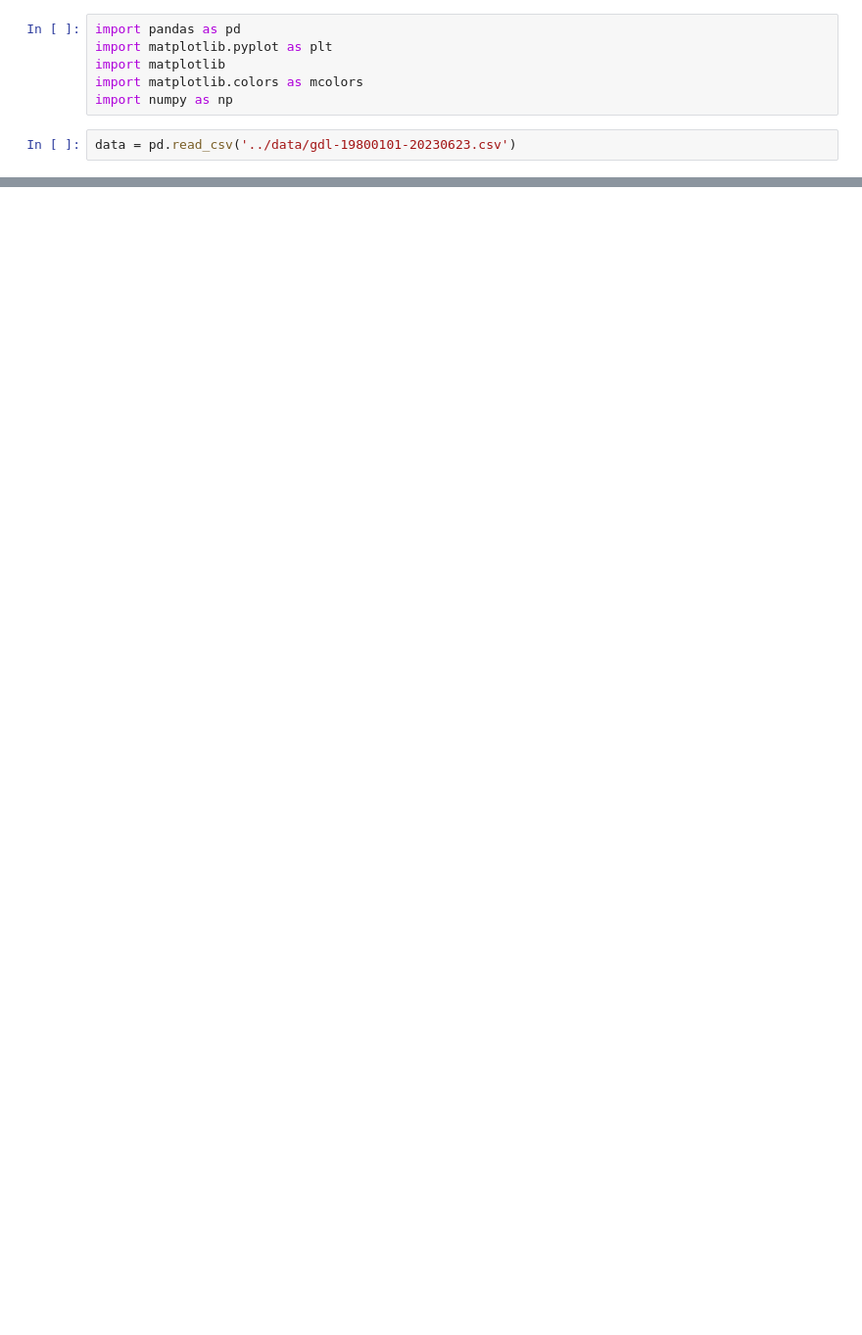
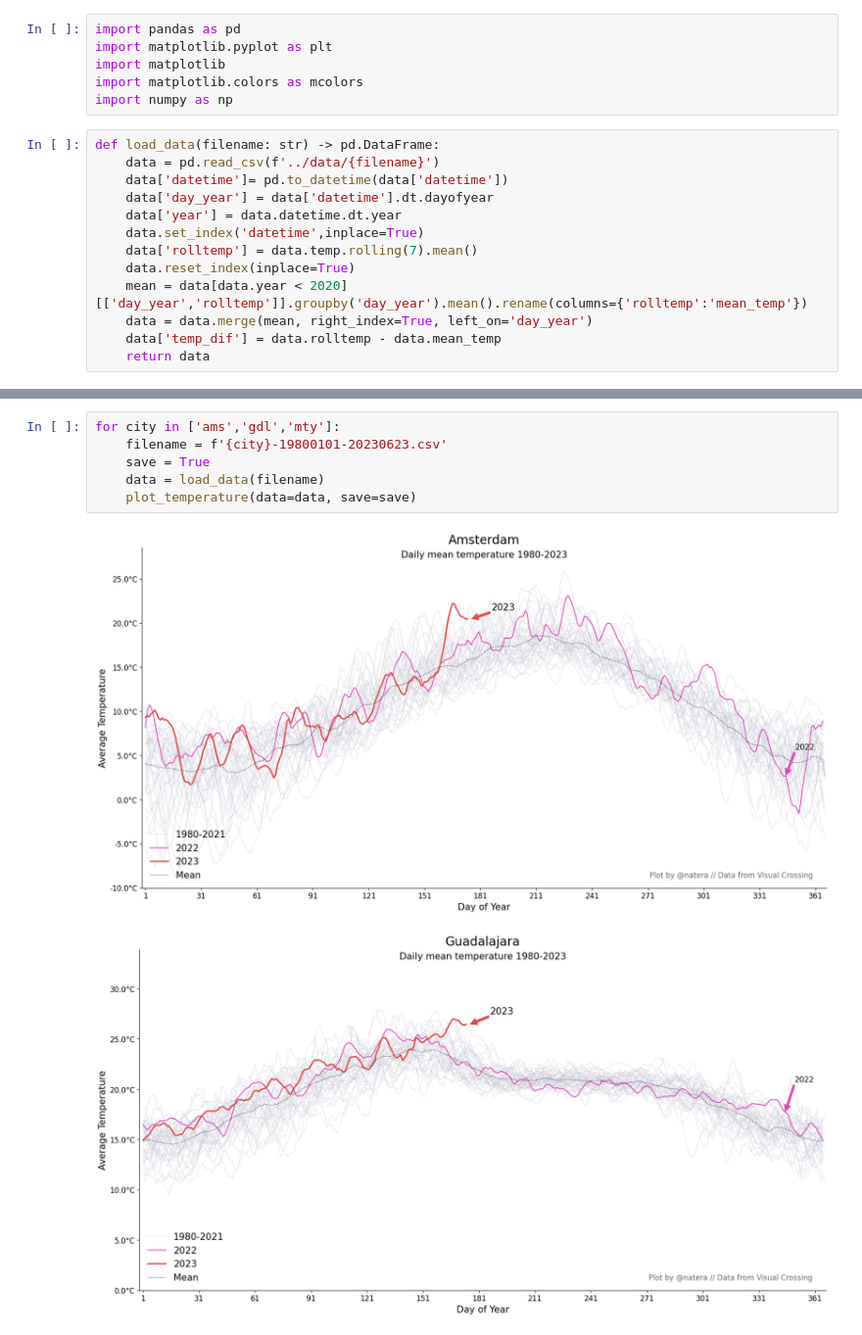
Before and after one commit to nateraluis/weather, a Jupyter notebook: notebooks/20230623_LN-temperature.ipynb, the cells around one changed output, grey strips where cells are left out. Shown at 98% size. Drawn from its saved outputs; the diff is of its cells as text; blank space fills up the shorter version.

Commit message:
Make the plots dynamically for any city

```diff
--- a/notebooks/20230623_LN-temperature.ipynb
+++ b/notebooks/20230623_LN-temperature.ipynb
@@ -5,4 +5,15 @@ import matplotlib
 import matplotlib.colors as mcolors
 import numpy as np
 # %%
-data = pd.read_csv('../data/gdl-19800101-20230623.csv')
+def load_data(filename: str) -> pd.DataFrame:
+    data = pd.read_csv(f'../data/{filename}')
+    data['datetime']= pd.to_datetime(data['datetime'])
+    data['day_year'] = data['datetime'].dt.dayofyear
+    data['year'] = data.datetime.dt.year
+    data.set_index('datetime',inplace=True)
+    data['rolltemp'] = data.temp.rolling(7).mean()
+    data.reset_index(inplace=True)
+    mean = data[data.year < 2020][['day_year','rolltemp']].groupby('day_year').mean().rename(columns={'rolltemp':'mean_temp'})
+    data = data.merge(mean, right_index=True, left_on='day_year')
+    data['temp_dif'] = data.rolltemp - data.mean_temp
+    return data
@@ -75,0 +70,9 @@ plt.savefig(f'../outputs/{title}.png', dpi=300, bbox_inches='tight');
+# %%
+for city in ['ams','gdl','mty']:
+    filename = f'{city}-19800101-20230623.csv'
+    save = True
+    data = load_data(filename)
+    plot_temperature(data=data, save=save)
+# %% [output]
+[figure, added]
+[figure, added]
```
Also changed, not shown: parts of 5 cells of this notebook, 5 other files.
